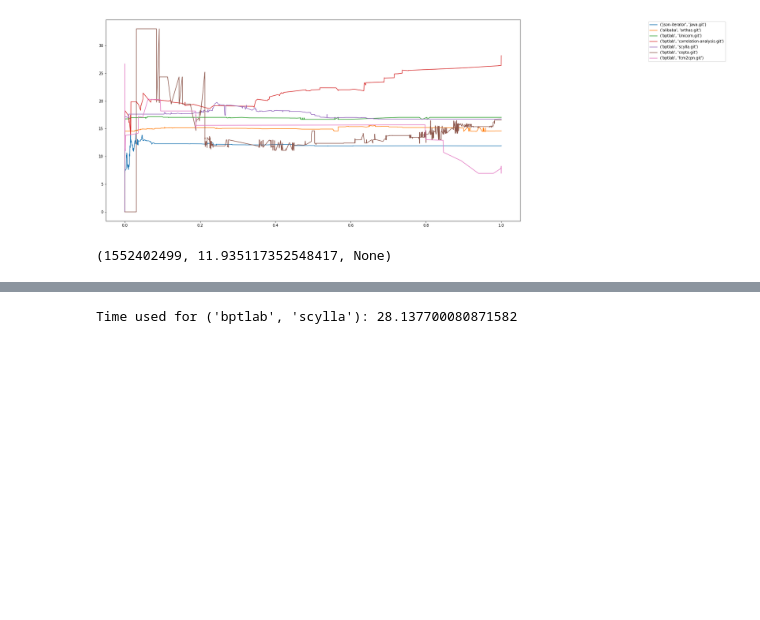
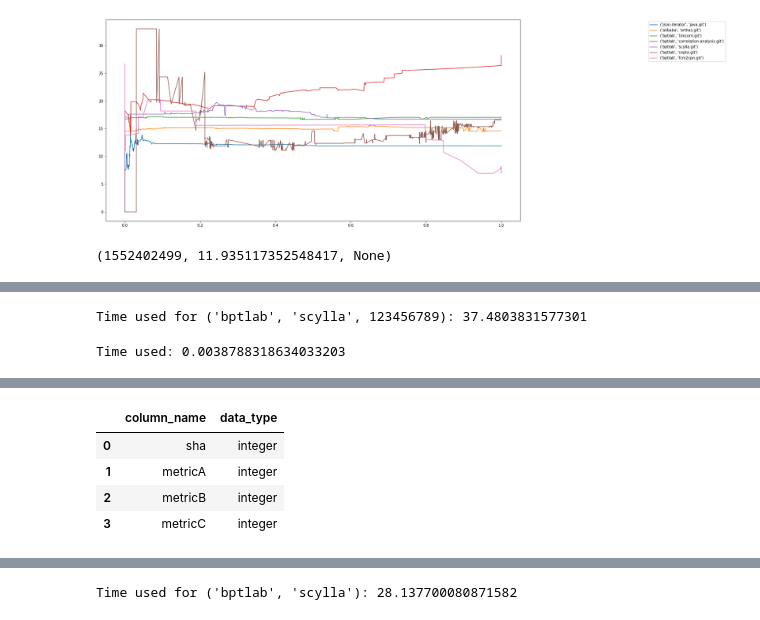
Before and after one commit to LeonBein/CRM20, a Jupyter notebook: RepoAnalysis.ipynb, the cells around one changed output, grey strips where cells are left out. Cells and saved outputs as stored; diff of their text form; code cells hidden in the pictures; blank space fills up the shorter version.

Commit message:
Create Data as non dataframe

```diff
--- a/RepoAnalysis.ipynb
+++ b/RepoAnalysis.ipynb
@@ -277,0 +287,6 @@ print(chainMap.get(sha, default=None))
+# %%
+%autoreload 2
+suite = repoAnalysis.metricSuite
+data = repoAnalysis.calculateMetrics(('bptlab', 'scylla', 123456789))
+# %% [output]
+Time used for ('bptlab', 'scylla', 123456789): 37.4803831577301
@@ -277,0 +306,7 @@ print(chainMap.get(sha, default=None))
+# %%
+dbUtils.runQuery('''
+    select column_name, data_type from information_schema.columns
+    where table_name = 'lb_test';
+''')
+# %% [output]
+Time used: 0.0038788318634033203
@@ -277,0 +314,5 @@ print(chainMap.get(sha, default=None))
+|  | column_name | data_type |
+| 0 | sha | integer |
+| 1 | metricA | integer |
+| 2 | metricB | integer |
+| 3 | metricC | integer |
```
Also changed, not shown: parts of 9 cells of this notebook, 1 other file.
